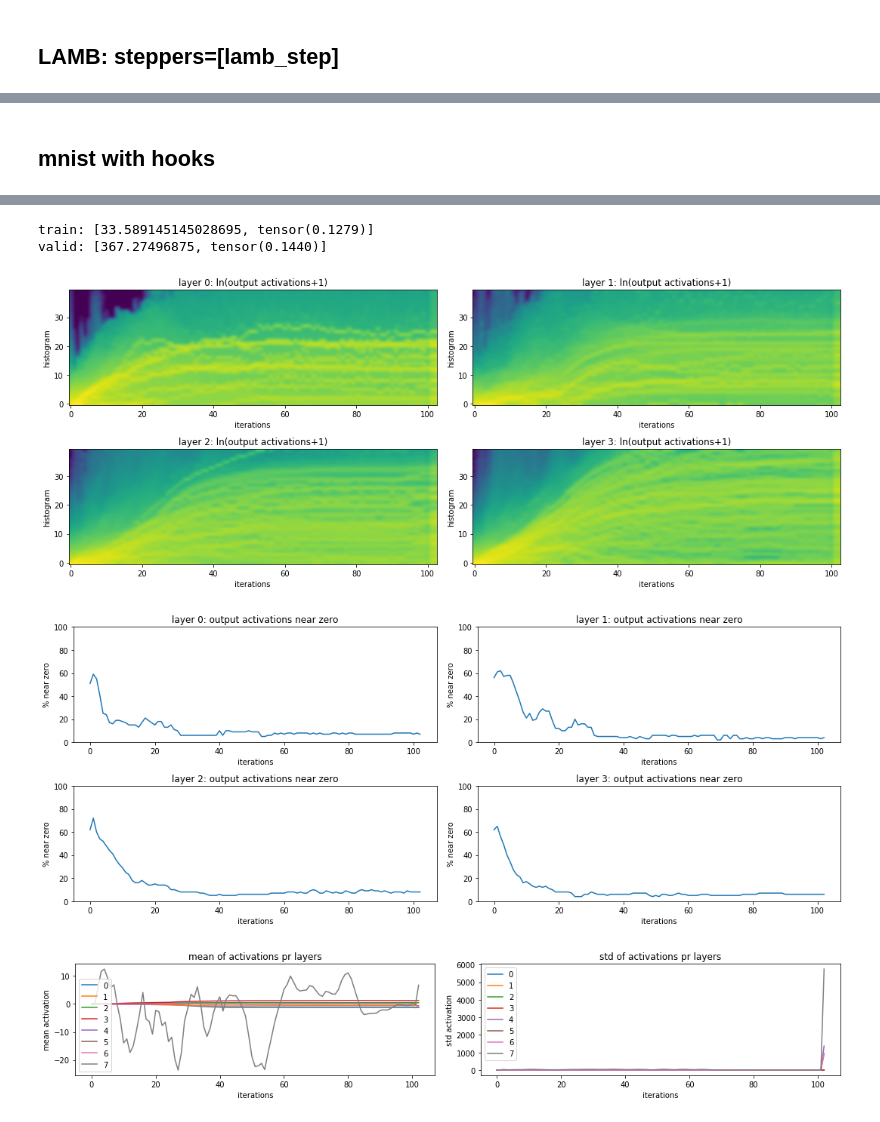
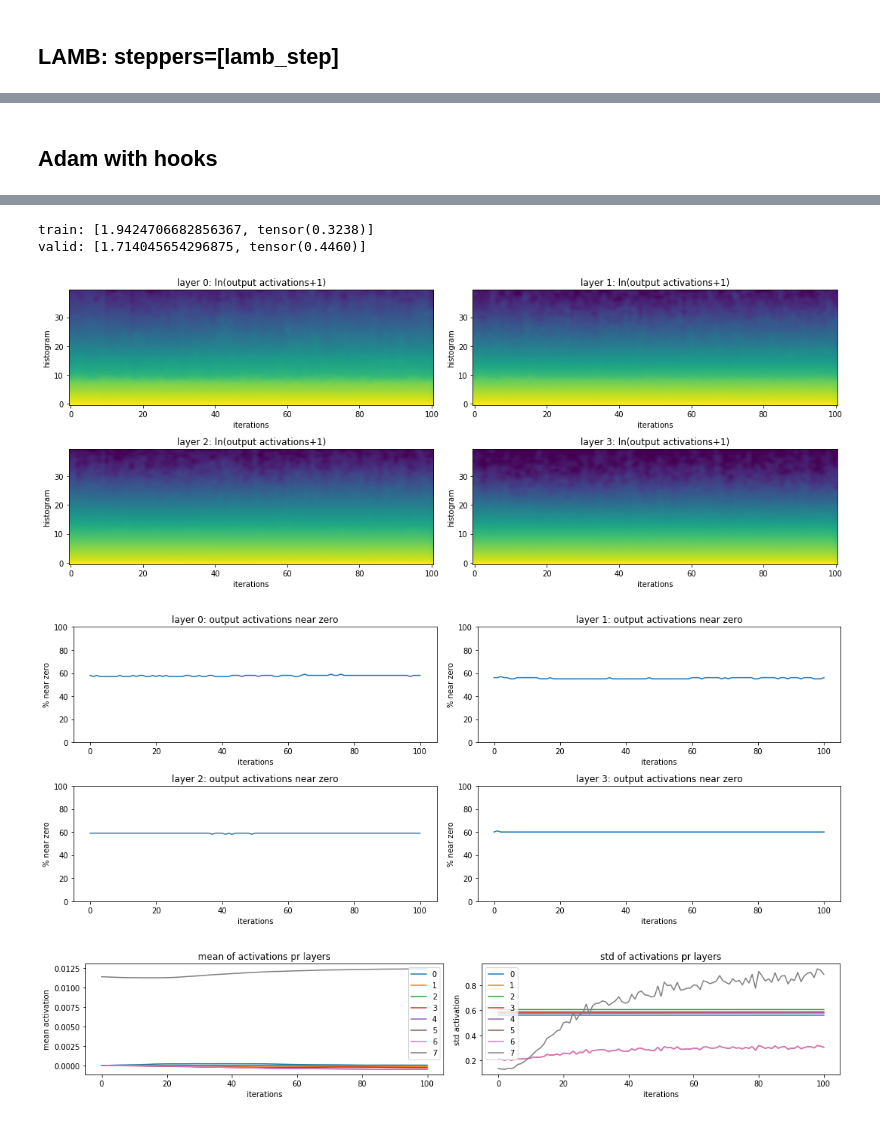
Before and after one commit to kasparlund/core_ai, a Jupyter notebook: source/imagenette_optimizers.ipynb, the cells around one changed output, grey strips where cells are left out. Cells and saved outputs as stored; diff of their text form; code cells hidden in the pictures.

Commit message:
updated to new design of optimizers

```diff
--- a/source/imagenette_optimizers.ipynb
+++ b/source/imagenette_optimizers.ipynb
@@ -30,6 +30,7 @@ bs=128
 il = ImageList.from_files(path, tfms=tfms)
 sd = SplitData.split_by_func(il, partial(grandparent_splitter, valid_name='val'))
 ll = label_by_func(sd, parent_labeler)
+in_features  = 3
 out_features = max(ll.train.y)+1
 
 train_dl,valid_dl = ( DataLoader(ll.train, batch_size=bs,   num_workers=4, shuffle=True),
@@ -42,12 +43,15 @@ print(len(train_dl))
 layers_sizes = [32,64,128,256,512]
 
 sched = combine_scheds([0.3, 0.7], [sched_cos(0.3, 0.6), sched_cos(0.6, 0.2)])
-cbfs = [TrainableModelCallback, TrainEvalCallback, OptimizerCallback, partial(ParamScheduler, 'lr', sched),
+cbfs_base = [TrainableModelCallback, TrainEvalCallback, OptimizerCallback,
+#        partial(ParamScheduler, 'lr', sched),
         partial(BatchTransformXCallback, norm_imagenette),
-        Recorder, partial(AvgStatsCallback,[accuracy]),
+
         #CudaCallback,
         ProgressCallback,
        ]
+cbfs = cbfs_base.copy() + [Recorder, partial(AvgStatsCallback,[accuracy])]
+cbfs_lr_Finder = cbfs_base.copy() + [LR_Finder]
 # %% [markdown]
 ## steppers=[sgd_step]
 # %%
@@ -142,17 +170,18 @@ learn.find_subcription_by_cls(Recorder).plot_loss(),plt.show()
 (None, None)
 # %% [markdown]
-## mnist with hooks
+## Adam with hooks
 # %%
-model = get_cnn_model(layers_sizes, 3, out_features, conv_layer)
+model = get_cnn_model(layers_sizes, in_features, out_features, conv_layer)
 init_cnn( model )
-learn = Learner( model, data, loss_func=F.cross_entropy, opt=adam_opt(model.parameters(),lr=0.001), cb_funcs=cbfs)
+learn = Learner( model, data, loss_func=F.cross_entropy,
+                 opt=Adam(sched,max_lr=2e-4, moms=(0.85,0.95), max_wd = 1e-4), cb_funcs=cbfs)
 with Hooks(model, append_stats) as hooks:
     learn.fit(1)
     plot_layer_stats( hooks )
 # %% [output]
 [interactive output not drawn]
-train: [33.589145145028695, tensor(0.1279)]
-valid: [367.27496875, tensor(0.1440)]
+train: [1.9424706682856367, tensor(0.3238)]
+valid: [1.714045654296875, tensor(0.4460)]
-[figure, old version]
+[figure, new version]
-[figure, old version]
+[figure, new version]
-[figure, old version]
+[figure, new version]
```
Also changed, not shown: parts of 15 cells of this notebook, 4 other files.
